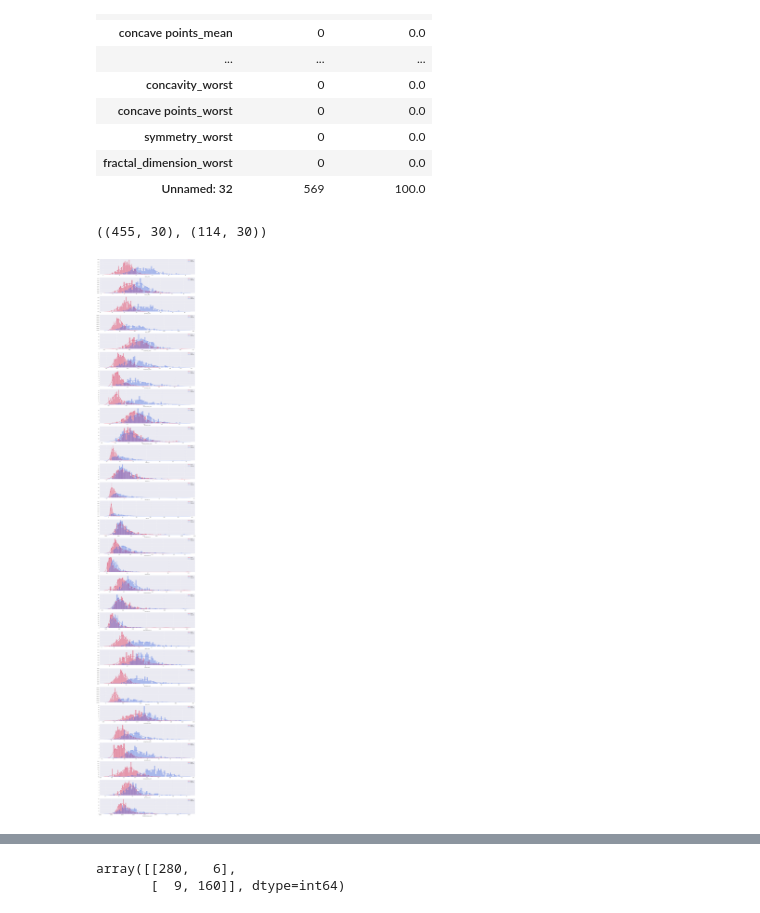
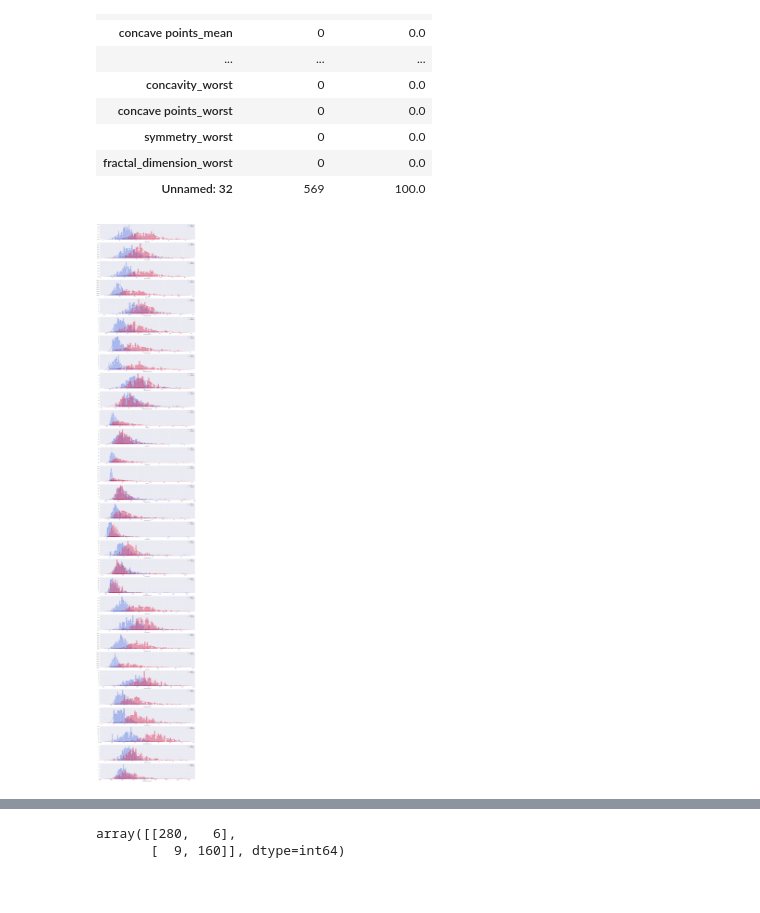
Before and after one commit to Shige-Oku/code_cd, a Jupyter notebook: 010_Decision_tree/random_forest_class2.ipynb, the cells around one changed output, grey strips where cells are left out. Cells and saved outputs as stored; diff of their text form; code cells hidden in the pictures.

```diff
--- a/010_Decision_tree/random_forest_class2.ipynb
+++ b/010_Decision_tree/random_forest_class2.ipynb
@@ -119,21 +112,17 @@ breastCancer_test_y = breastCancer_test['diagnosis']
-# %%
-breastCancer_train_X.shape, breastCancer_test_X.shape
-# %% [output]
-((455, 30), (114, 30))
 # %%
 # 特徴量ごとに目的変数の分布を可視化
 bc_features = breastCancer_data.iloc[:, 1:].columns
 
 legend = ['Benign', 'Malignant']
 plt.figure(figsize=(20, 32 * 4))
 gs = gridspec.GridSpec(32, 1)
 for i, col in enumerate(breastCancer_data[bc_features]):
     ax = plt.subplot(gs[i])
-    sns.distplot(breastCancer_data[col][breastCancer_data.diagnosis == 0], bins=50, color='crimson')
-    sns.distplot(breastCancer_data[col][breastCancer_data.diagnosis == 1], bins=50, color='royalblue')
+    sns.distplot(breastCancer_data[col][breastCancer_data.diagnosis == 0], bins=50, color='royalblue', rug=True)
+    sns.distplot(breastCancer_data[col][breastCancer_data.diagnosis == 1], bins=50, color='crimson', rug=True)
     plt.legend(legend)
 # %% [output]
-[figure, old version]
+[figure, new version]
 # %%
 # 特徴選択
 RF = RandomForestClassifier(n_estimators=250, random_state=42)
```
Also changed, not shown: parts of 10 cells of this notebook, 4 other files.
